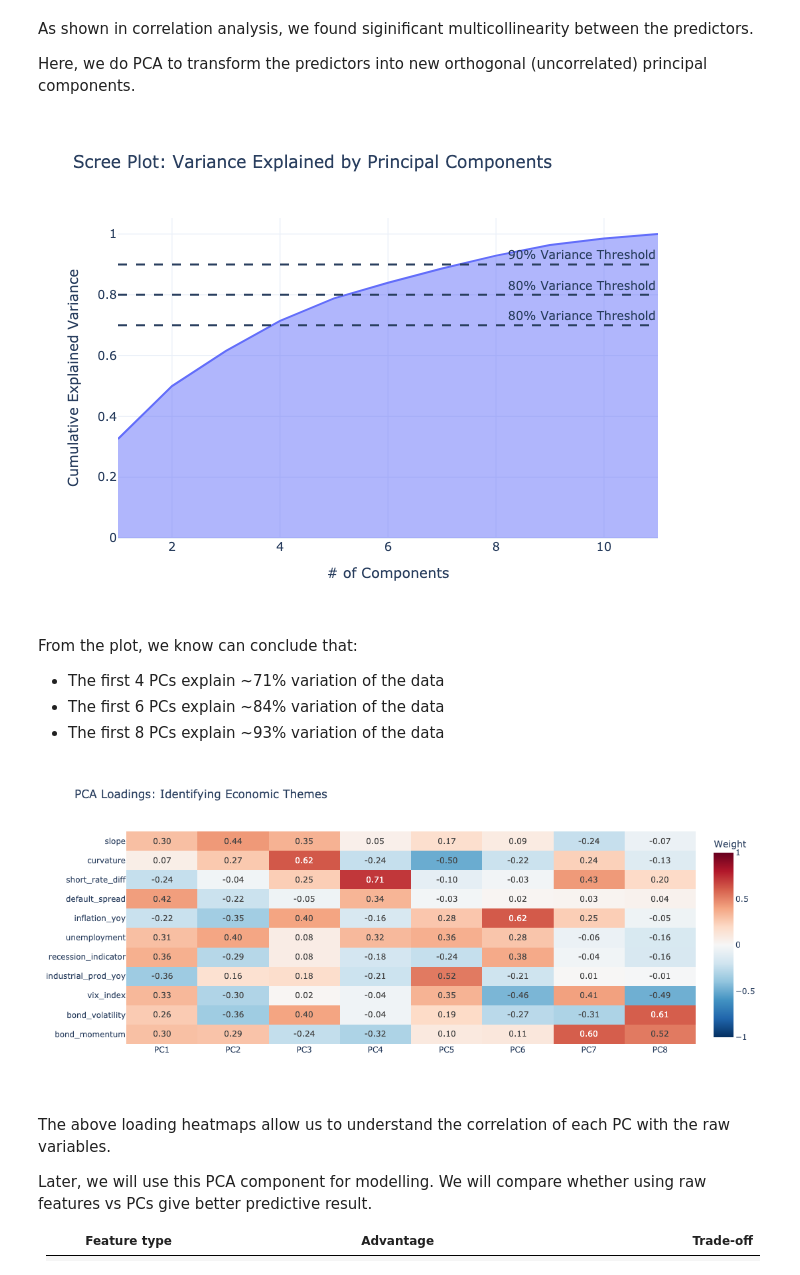
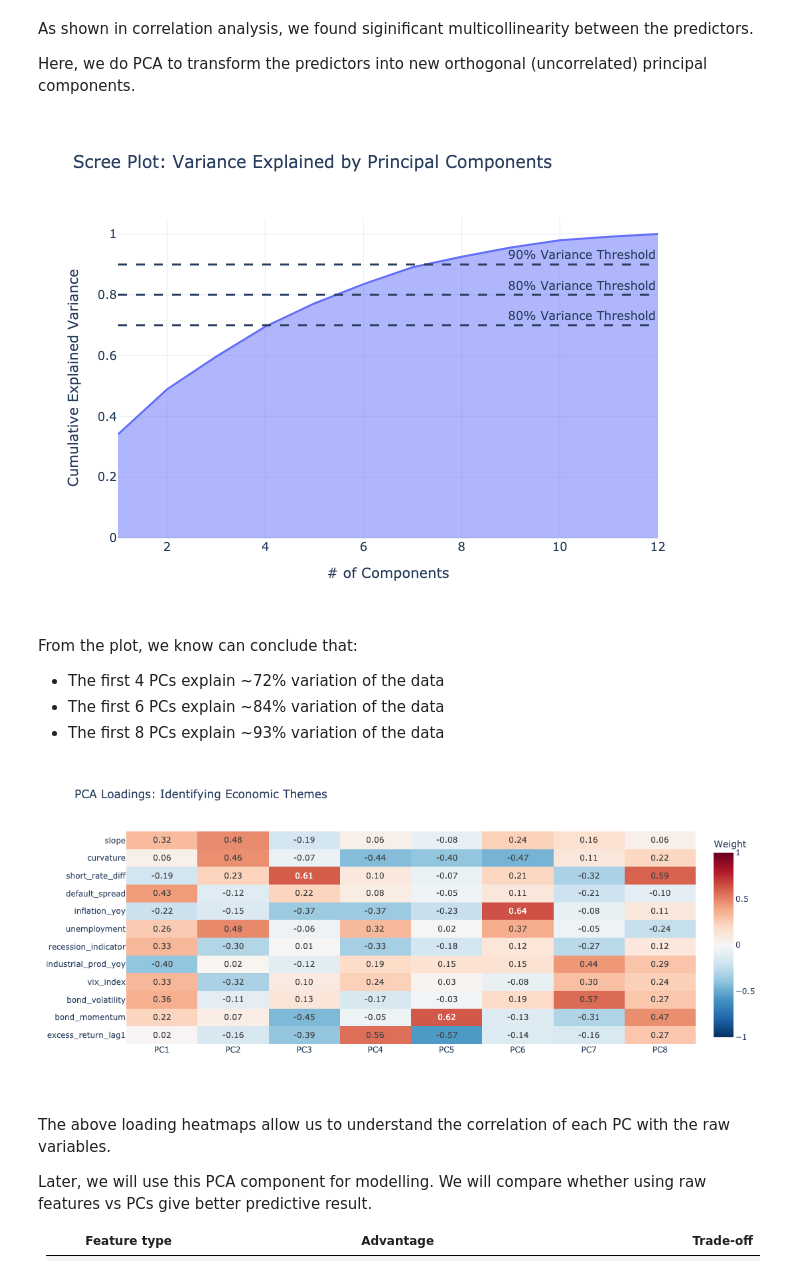
Before and after one commit to nurulputri/Big-Data_US-Treasury-Bonds-Return-Prediction, a Jupyter notebook: US Treasury Bond Return Prediction.ipynb, the cells around one changed output. Saved outputs shown, nothing was run; the diff lists cells and outputs as text; code cells hidden in the pictures.

```diff
--- a/US Treasury Bond Return Prediction.ipynb
+++ b/US Treasury Bond Return Prediction.ipynb
@@ -770,14 +771,25 @@ plt.show()
 # %% [markdown]
 make the data to be zero mean and 1 std. this is important for models like OLS (and its variation), and the PCA, because the scale will impact the beta coefficient.
 # %%
+train_size = int(len(df_final) * 0.6)
+
 predictors = ['slope', 'curvature', 'short_rate_diff', 'default_spread', 'inflation_yoy', 'unemployment',
               'recession_indicator', 'industrial_prod_yoy', 'vix_index', 'bond_volatility', 'bond_momentum',
               'excess_return_lag1']
 
+X_raw = df_final[predictors]
+y = df_final['excess_return']
+
+X_train_unscaled = X_raw.iloc[:train_size]
+X_test_unscaled = X_raw.iloc[train_size:]
+y_train = y.iloc[:train_size]
+y_test = y.iloc[train_size:]
+
 # standardize
 scaler = StandardScaler()
-X_standardized = scaler.fit_transform(df_final[predictors])
+X_train_standardized = scaler.fit_transform(X_train_unscaled)
+X_test_standardized = scaler.transform(X_test_unscaled)
 
-# a new dataframe with standardized values
-X_standardized = pd.DataFrame(X_standardized, columns=predictors, index=df_final.index)
+X_train_standardized = pd.DataFrame(X_train_standardized, columns=X_raw.columns, index=X_train_unscaled.index)
+X_test_standardized = pd.DataFrame(X_test_standardized, columns=X_raw.columns, index=X_test_unscaled.index)
 # %%
@@ -799,30 +821,33 @@ Here, we do PCA to transform the predictors into new orthogonal (uncorrelated) p
 # %%
 # fit PCA on standardized features
 pca = PCA()
-pcs = pca.fit_transform(X_standardized)
+X_train_pca = pca.fit_transform(X_train_standardized)
+X_test_pca = pca.transform(X_test_standardized)
 
 # create a df for the PCs
 pc_cols = [f'PC{i+1}' for i in range(len(predictors))]
-X_pca = pd.DataFrame(pcs, columns=pc_cols, index=df_final.index)
+X_train_pca = pd.DataFrame(X_train_pca, columns=pc_cols, index=X_train_standardized.index)
+X_test_pca = pd.DataFrame(X_test_pca, columns=pc_cols, index=X_test_standardized.index)
 # %%
 exp_var_cumul = np.cumsum(pca.explained_variance_ratio_)
 
-fig_scree = px.area(
+fig = px.area(
     x=range(1, exp_var_cumul.shape[0] + 1),
     y=exp_var_cumul,
     labels={"x": "# of Components", "y": "Cumulative Explained Variance"},
     title="Scree Plot: Variance Explained by Principal Components",
     template='plotly_white'
 )
-fig_scree.add_hline(y=0.9, line_dash="dash", annotation_text="90% Variance Threshold")
-fig_scree.add_hline(y=0.8, line_dash="dash", annotation_text="80% Variance Threshold")
-fig_scree.add_hline(y=0.7, line_dash="dash", annotation_text="80% Variance Threshold")
-fig_scree.show(renderer="png")
+fig.add_hline(y=0.9, line_dash="dash", annotation_text="90% Variance Threshold")
+fig.add_hline(y=0.8, line_dash="dash", annotation_text="80% Variance Threshold")
+fig.add_hline(y=0.7, line_dash="dash", annotation_text="80% Variance Threshold")
+fig.show(renderer="png")
+# fig.show()
 # %% [output]
-[figure, old version]
+[figure, new version]
 # %% [markdown]
 From the plot, we know can conclude that:
-- The first 4 PCs explain ~71% variation of the data
+- The first 4 PCs explain ~72% variation of the data
 - The first 6 PCs explain ~84% variation of the data
 - The first 8 PCs explain ~93% variation of the data
 # %%
@@ -844,7 +869,7 @@ fig = px.imshow(
 )
 fig.show(renderer="png")
 # %% [output]
-[figure, old version]
+[figure, new version]
 # %% [markdown]
 The above loading heatmaps allow us to understand the correlation of each PC with the raw variables.
 
```
Also changed, not shown: parts of 37 cells of this notebook.
